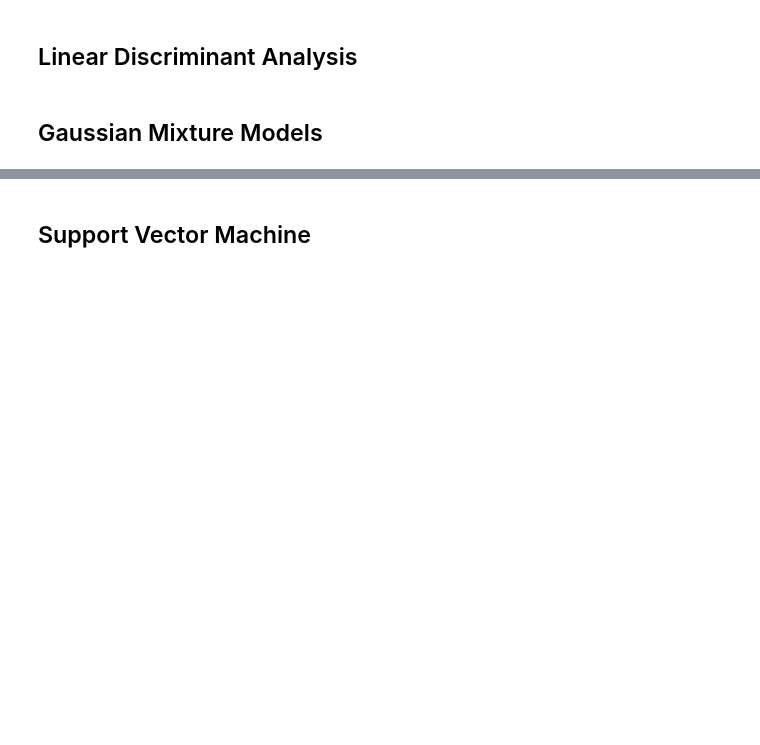
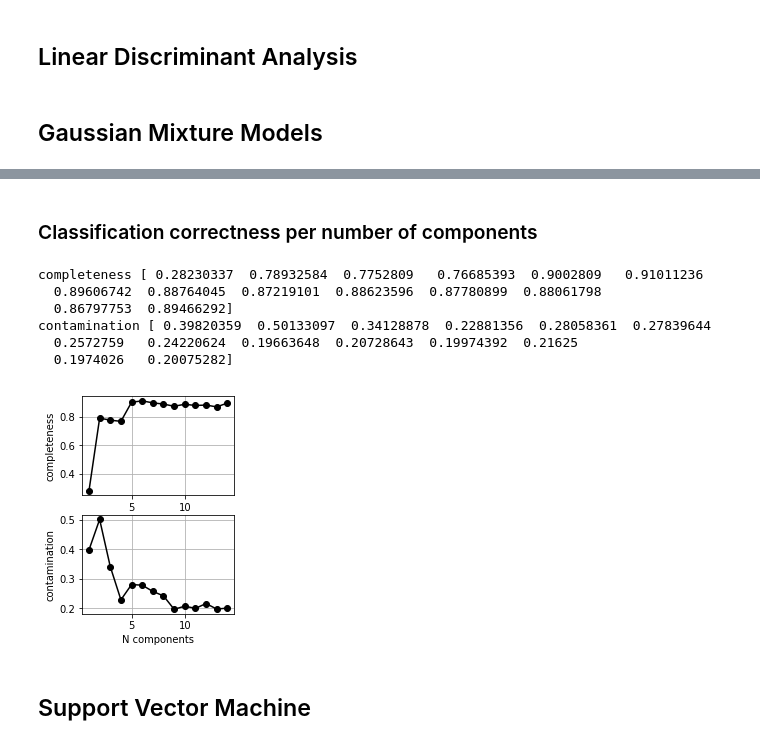
Before and after one commit to dirac-institute/uw-astr598-w18, a Jupyter notebook: homeworks/group1/HW4_group1.ipynb, the cells around one changed output, grey strips where cells are left out. Saved outputs shown, nothing was run; the diff lists cells and outputs as text; code cells hidden in the pictures; blank space fills up the shorter version.

```diff
--- a/homeworks/group1/HW4_group1.ipynb
+++ b/homeworks/group1/HW4_group1.ipynb
@@ -112,3 +237,47 @@ We select  260872  of  693857
+# %% [markdown]
+### Classification correctness per number of components
+# %%
+predictions = []
+classifiers = []
+Ncomponents = range(1, 15)
+
+for nc in Ncomponents:
+    clf = GMMBayes(n_components=nc, min_covar=1E-5, covariance_type='full')
+    clf.fit(X_train, y_train)
+    y_pred = clf.predict(X_test)
+
+    classifiers.append(clf)
+    predictions.append(y_pred)
+
+completeness, contamination = completeness_contamination(predictions, y_test)
+
+print("completeness", completeness)
+print("contamination", contamination)
+
+# Plot completeness vs Ncomponents
+ax = plt.subplot(222)
+ax.plot(Ncomponents, completeness, 'o-k', ms=6)
+
+ax.set_ylabel('completeness')
+ax.grid(True)
+
+# Plot contamination vs Ncomponents
+ax = plt.subplot(224)
+ax.plot(Ncomponents, contamination, 'o-k', ms=6)
+
+ax.set_xlabel('N components')
+ax.set_ylabel('contamination')
+ax.grid(True)
+
+plt.show()
+# %% [output]
+completeness [ 0.28230337  0.78932584  0.7752809   0.76685393  0.9002809   0.91011236
+  0.89606742  0.88764045  0.87219101  0.88623596  0.87780899  0.88061798
+  0.86797753  0.89466292]
+contamination [ 0.39820359  0.50133097  0.34128878  0.22881356  0.28058361  0.27839644
+  0.2572759   0.24220624  0.19663648  0.20728643  0.19974392  0.21625
+  0.1974026   0.20075282]
+[figure, added]
 # %% [markdown]
 ## Support Vector Machine
 # %%
```
Also changed, not shown: parts of 4 cells of this notebook.
